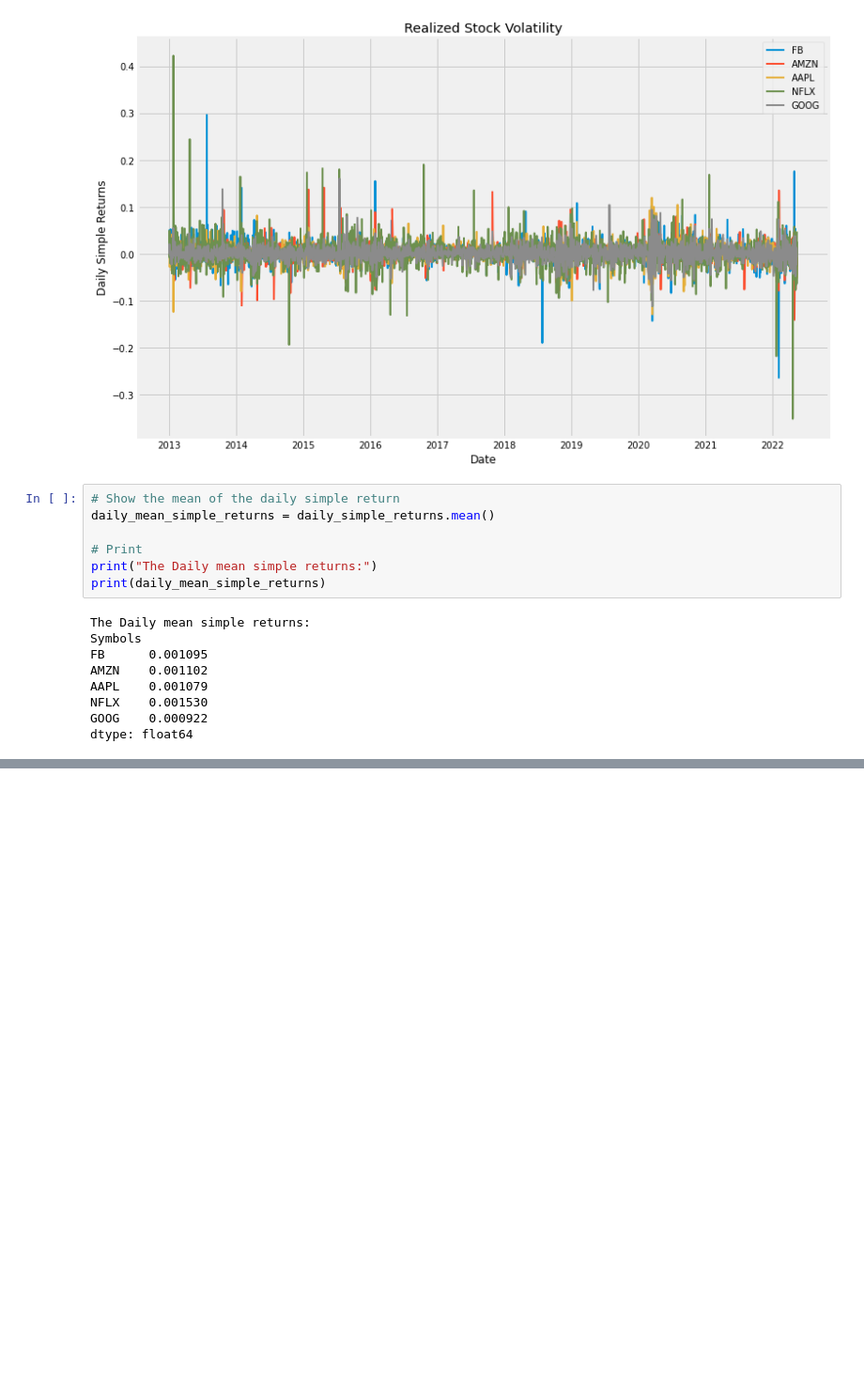
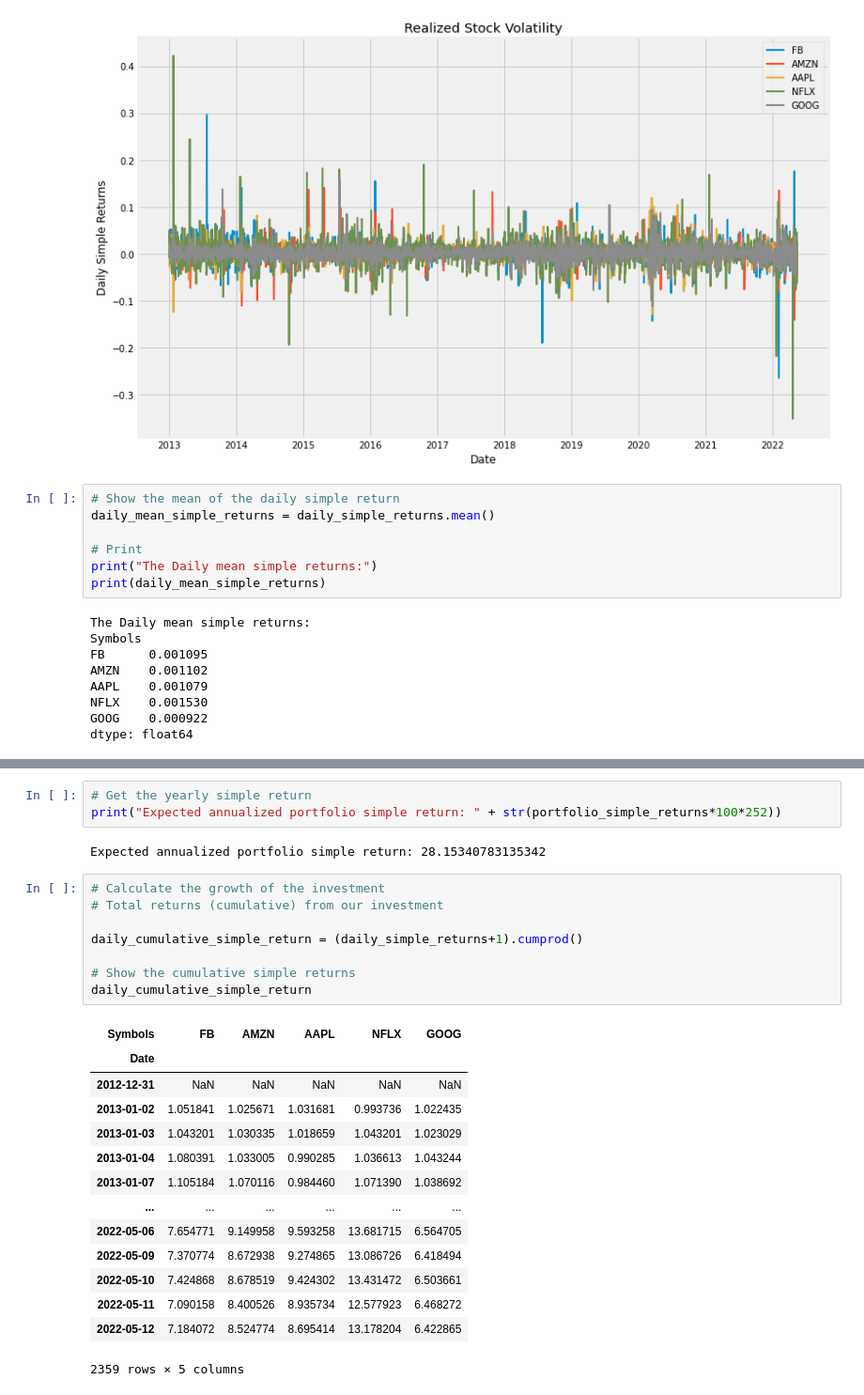
Before and after one commit to danielmuthama/pyfinance, a Jupyter notebook: 00_intro.ipynb, the cells around one changed output, grey strips where cells are left out. Shown at 94% size. Drawn from its saved outputs; the diff is of its cells as text; blank space fills up the shorter version.

```diff
--- a/00_intro.ipynb
+++ b/00_intro.ipynb
@@ -214,0 +226,28 @@ dtype: float64
+# %%
+# Get the yearly simple return
+print("Expected annualized portfolio simple return: " + str(portfolio_simple_returns*100*252))
+# %% [output]
+Expected annualized portfolio simple return: 28.15340783135342
+# %%
+# Calculate the growth of the investment
+# Total returns (cumulative) from our investment
+
+daily_cumulative_simple_return = (daily_simple_returns+1).cumprod()
+
+# Show the cumulative simple returns
+daily_cumulative_simple_return
+# %% [output]
+| Symbols | FB | AMZN | AAPL | NFLX | GOOG |
+| Date |  |  |  |  |  |
+| 2012-12-31 | NaN | NaN | NaN | NaN | NaN |
+| 2013-01-02 | 1.051841 | 1.025671 | 1.031681 | 0.993736 | 1.022435 |
+| 2013-01-03 | 1.043201 | 1.030335 | 1.018659 | 1.043201 | 1.023029 |
+| 2013-01-04 | 1.080391 | 1.033005 | 0.990285 | 1.036613 | 1.043244 |
+| 2013-01-07 | 1.105184 | 1.070116 | 0.984460 | 1.071390 | 1.038692 |
+| ... | ... | ... | ... | ... | ... |
+| 2022-05-06 | 7.654771 | 9.149958 | 9.593258 | 13.681715 | 6.564705 |
+| 2022-05-09 | 7.370774 | 8.672938 | 9.274865 | 13.086726 | 6.418494 |
+| 2022-05-10 | 7.424868 | 8.678519 | 9.424302 | 13.431472 | 6.503661 |
+| 2022-05-11 | 7.090158 | 8.400526 | 8.935734 | 12.577923 | 6.468272 |
+| 2022-05-12 | 7.184072 | 8.524774 | 8.695414 | 13.178204 | 6.422865 |
+2359 rows × 5 columns
```
Also changed, not shown: parts of 4 cells of this notebook, 1 other file.
